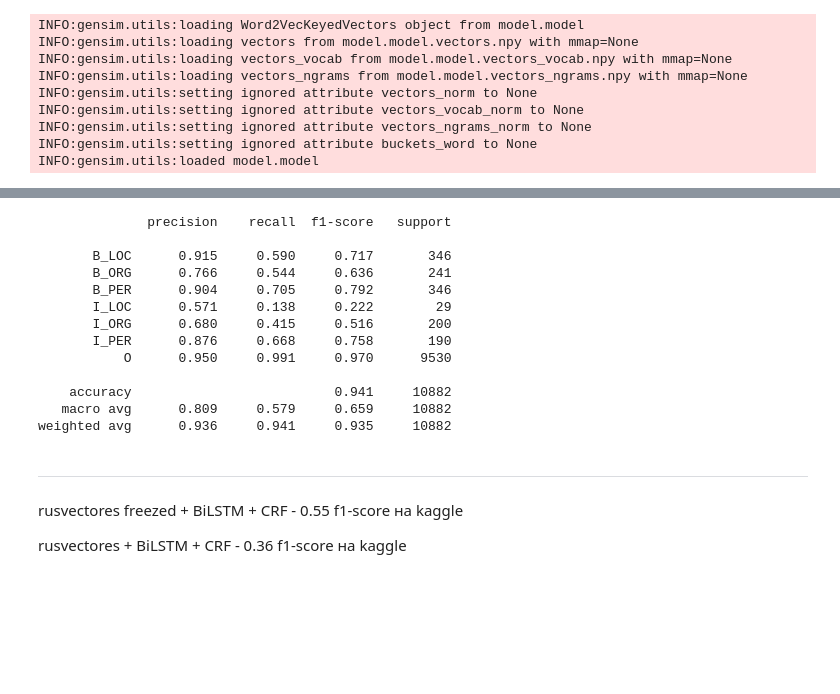
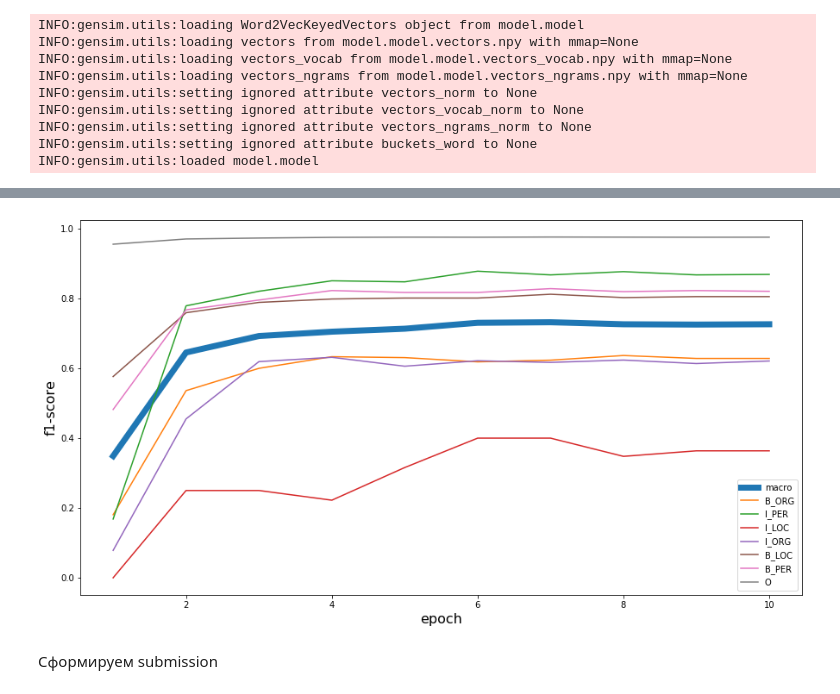
Before and after one commit to Valentin-Buchnev/NLP-mipt, a Jupyter notebook: hw2/solution.ipynb, the cells around one changed output, grey strips where cells are left out. Cells and saved outputs as stored; diff of their text form; code cells hidden in the pictures; blank space fills up the shorter version.

```diff
--- a/hw2/solution.ipynb
+++ b/hw2/solution.ipynb
@@ -392,5 +394,5 @@ learn = NerLearner(
     tensorboard_dir="logs",
     hidden_dim=1024,
     lr=0.0004,
-    use_embeds=True
+    use_embeds=False
 )
@@ -515,20 +493,10 @@ weighted avg      0.935     0.939     0.933     10882
 ... (8 outputs left out)
-# %%
-print(validate_step(learn.data.valid_dl, learn.model, learn.data.train_ds.idx2label))
-# %% [output]
-              precision    recall  f1-score   support
-
-       B_LOC      0.915     0.590     0.717       346
-       B_ORG      0.766     0.544     0.636       241
-       B_PER      0.904     0.705     0.792       346
-       I_LOC      0.571     0.138     0.222        29
-       I_ORG      0.680     0.415     0.516       200
-       I_PER      0.876     0.668     0.758       190
-           O      0.950     0.991     0.970      9530
-
-    accuracy                          0.941     10882
-   macro avg      0.809     0.579     0.659     10882
-weighted avg      0.936     0.941     0.935     10882
+# %%
+learn.plot_learning_curve()
+# %% [output]
+[figure, added]
+# %% [markdown]
+Сформируем submission
 # %%
 pred = predict(learn.data.test_dl, learn.model, learn.data.train_ds.idx2label)
 # %%
@@ -545,5 +512,0 @@ submission.to_csv('submission_rusvectores_BiLSTM_CRF.csv', index=False)
-# %% [markdown]
----
-rusvectores freezed + BiLSTM + CRF - 0.55 f1-score на kaggle
-
-rusvectores + BiLSTM + CRF - 0.36 f1-score на kaggle
```
Also changed, not shown: parts of 24 cells of this notebook, 2 other files.
